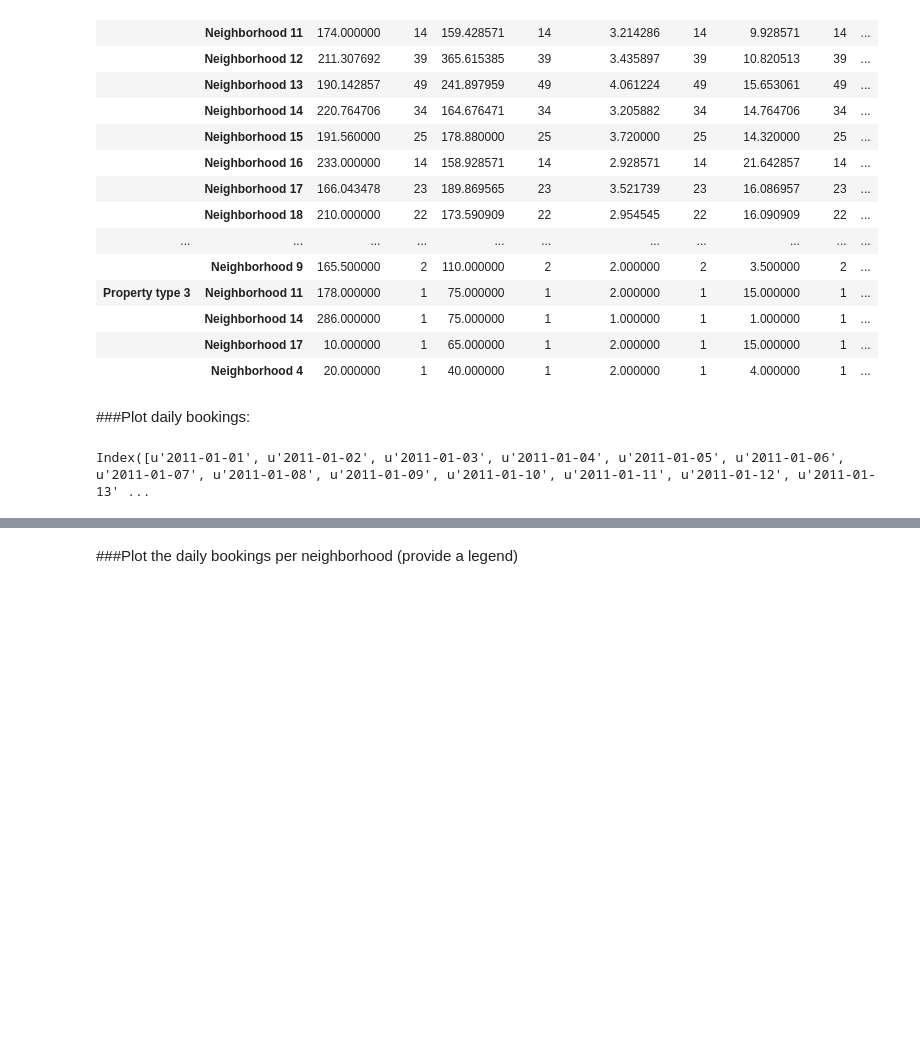
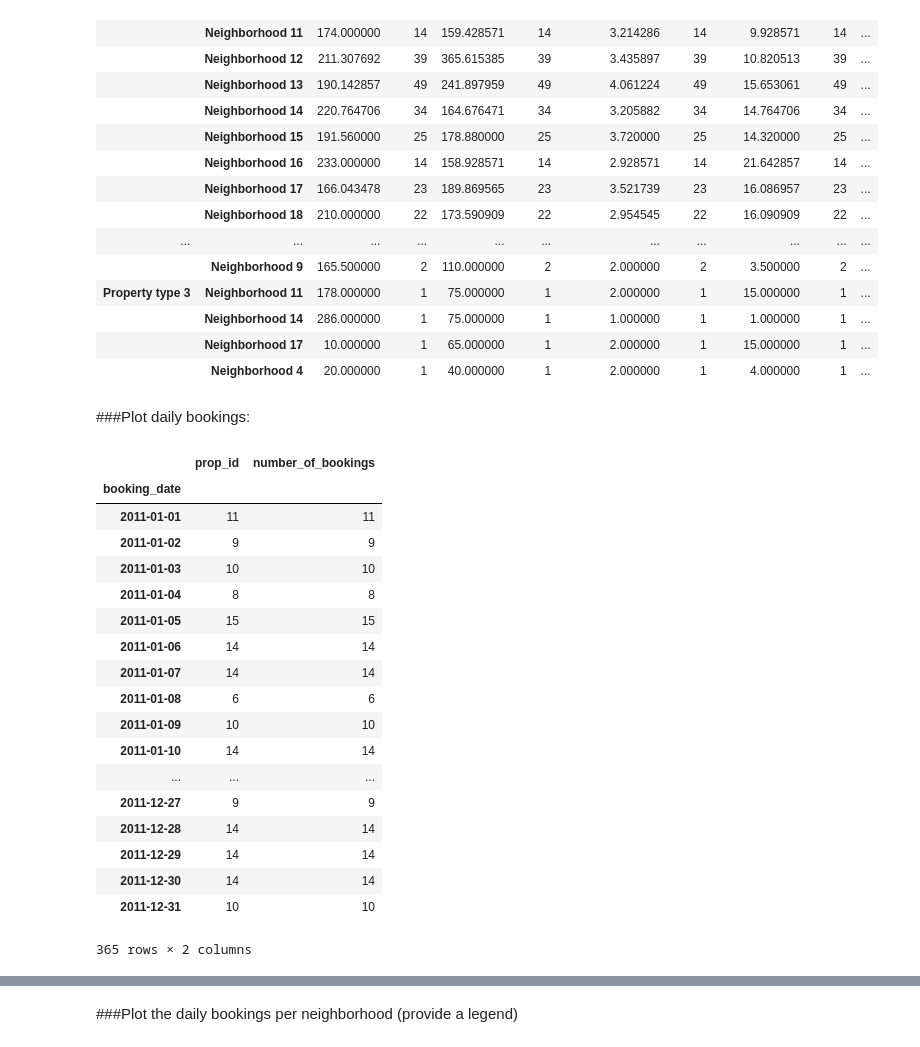
Before and after one commit to jofo45/DAT_SF_11, a Jupyter notebook: homeworks/hw1/hw1_soln.ipynb, the cells around one changed output, grey strips where cells are left out. Saved outputs shown, nothing was run; the diff lists cells and outputs as text; code cells hidden in the pictures; blank space fills up the shorter version.

```diff
--- a/homeworks/hw1/hw1_soln.ipynb
+++ b/homeworks/hw1/hw1_soln.ipynb
@@ -180,9 +198,28 @@ listings.groupby(['prop_type', 'neighborhood']).agg(['mean', 'count'])
 # %% [markdown]
 ###Plot daily bookings:
 # %%
-bookings.groupby('booking_date').count().index
+bookings = bookings.reset_index()
+bookings.groupby('booking_date').count()
 # %% [output]
+|  | prop_id | number_of_bookings |
+| booking_date |  |  |
+| 2011-01-01 | 11 | 11 |
+| 2011-01-02 | 9 | 9 |
+| 2011-01-03 | 10 | 10 |
+| 2011-01-04 | 8 | 8 |
+| 2011-01-05 | 15 | 15 |
+| 2011-01-06 | 14 | 14 |
+| 2011-01-07 | 14 | 14 |
+| 2011-01-08 | 6 | 6 |
+| 2011-01-09 | 10 | 10 |
+| 2011-01-10 | 14 | 14 |
+| ... | ... | ... |
+| 2011-12-27 | 9 | 9 |
+| 2011-12-28 | 14 | 14 |
+| 2011-12-29 | 14 | 14 |
+| 2011-12-30 | 14 | 14 |
+| 2011-12-31 | 10 | 10 |
-Index([u'2011-01-01', u'2011-01-02', u'2011-01-03', u'2011-01-04', u'2011-01-05', u'2011-01-06', u'2011-01-07', u'2011-01-08', u'2011-01-09', u'2011-01-10', u'2011-01-11', u'2011-01-12', u'2011-01-13' ...
+365 rows × 2 columns
 # %%
 # Plot daily bookings
 #grid_plot = sns.FacetGrid(bookings, row='booking_date', col='prop_id')
```
Also changed, not shown: parts of 23 cells of this notebook, 4 other files.
